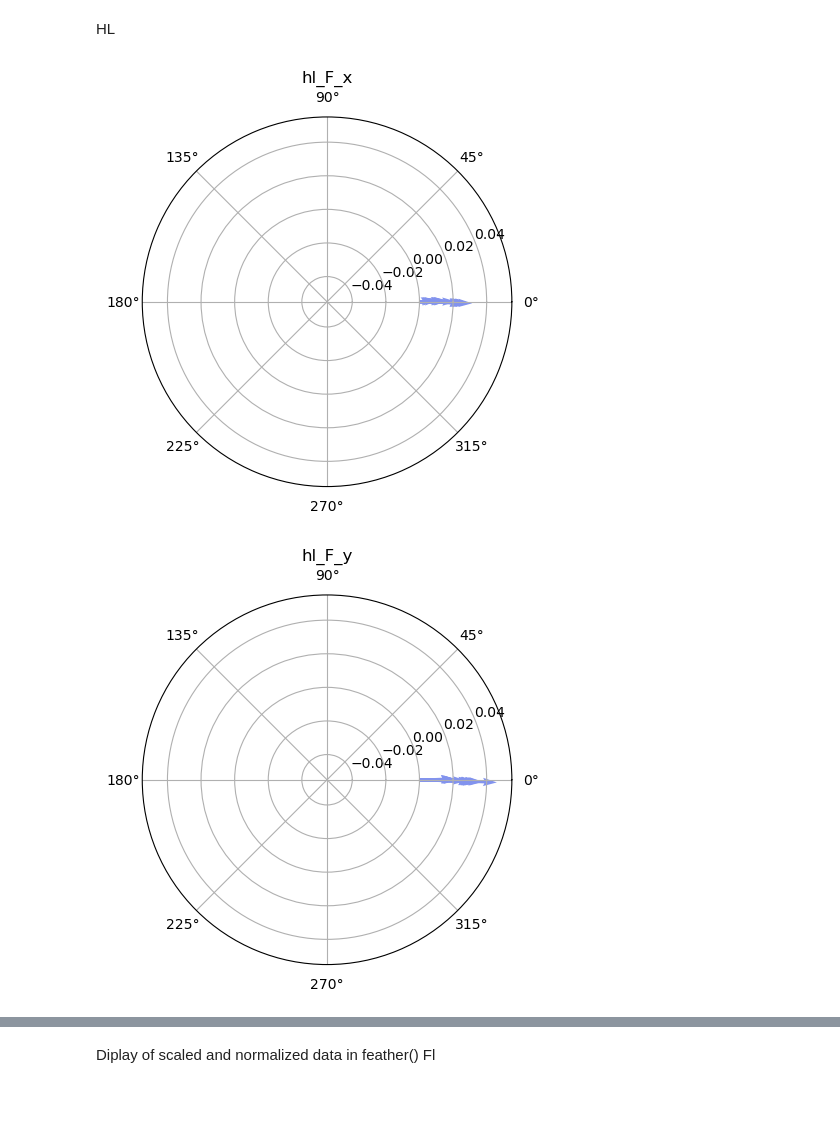
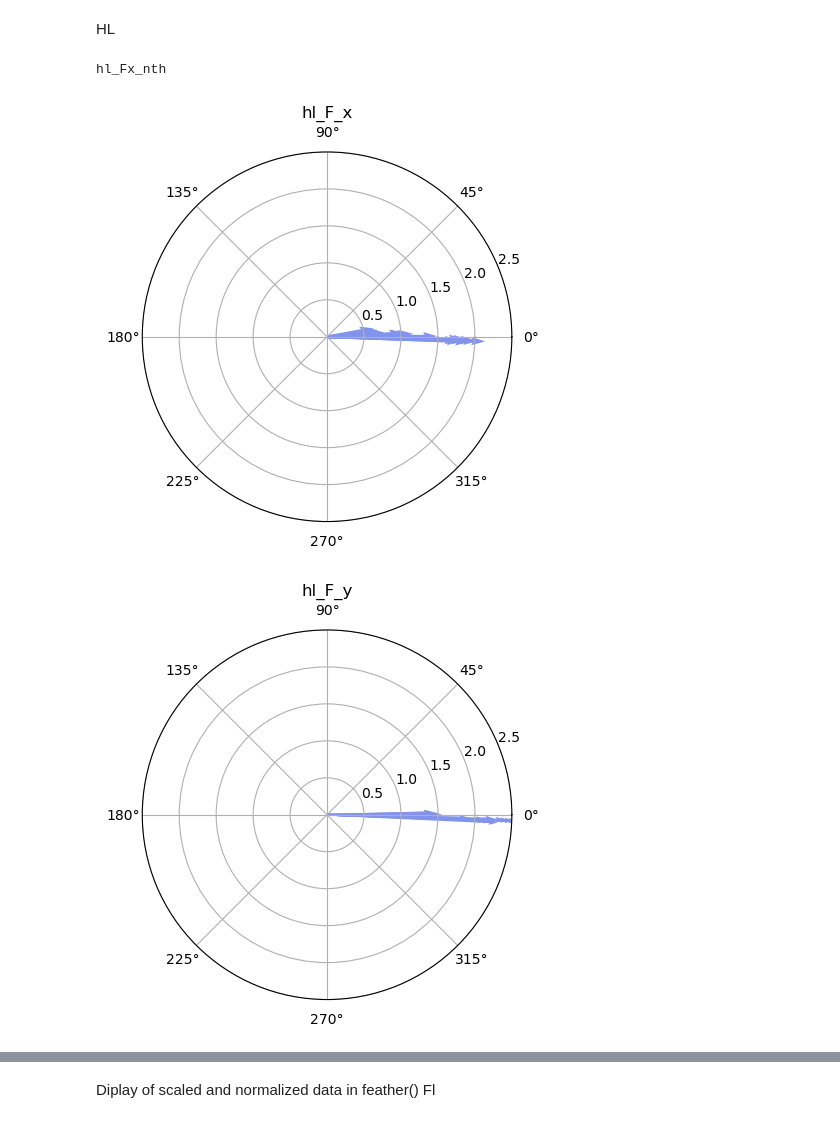
Before and after one commit to jfabiandub/walking_frog_force, a Jupyter notebook: walking_frog_force_script.ipynb, the cells around one changed output, grey strips where cells are left out. Cells and saved outputs as stored; diff of their text form; code cells hidden in the pictures.

```diff
--- a/walking_frog_force_script.ipynb
+++ b/walking_frog_force_script.ipynb
@@ -2145,5 +2175,5 @@ If data is wrapped around the if else statements will pull out particular chunks
 # %%
-#CHECK WITH HL INFO
+'''#CHECK WITH HL INFO
 hl_only_start_force_c = int(hl_only_start_force_c)
 hl_end_force_c = int(hl_end_force_c)
 
@@ -2171,14 +2201,14 @@ elif trigger_t < delta_hl_only_start and trigger_t > delta_hl_end:   # added and
 
     hl_end_force_c_wrap = hl_end_force_c-(igor_sr)
 
-    f_x2_hlonly = datavalues.iloc[1:hl_end_force_c_wrap + 1, 0]
-    f_y2_hlonly = datavalues.iloc[1:hl_end_force_c_wrap + 1, 1]
-    f_z2_hlonly = datavalues.iloc[1:hl_end_force_c_wrap + 1, 2]
-    m_x2_hlonly = datavalues.iloc[1:hl_end_force_c_wrap + 1, 3]
-    m_y2_hlonly = datavalues.iloc[1:hl_end_force_c_wrap + 1, 4]
-    m_z2_hlonly = datavalues.iloc[1:hl_end_force_c_wrap + 1, 5]
-    f_r2_hlonly = datavalues.iloc[1:hl_end_force_c_wrap + 1, 6]
-    trigger2_hlonly = datavalues.iloc[1:hl_end_force_c_wrap + 1, 7]
+    f_x2_hlonly = datavalues.iloc[0:hl_end_force_c_wrap + 1, 0]
+    f_y2_hlonly = datavalues.iloc[0:hl_end_force_c_wrap + 1, 1]
+    f_z2_hlonly = datavalues.iloc[0:hl_end_force_c_wrap + 1, 2]
+    m_x2_hlonly = datavalues.iloc[0:hl_end_force_c_wrap + 1, 3]
+    m_y2_hlonly = datavalues.iloc[0:hl_end_force_c_wrap + 1, 4]
+    m_z2_hlonly = datavalues.iloc[0:hl_end_force_c_wrap + 1, 5]
+    f_r2_hlonly = datavalues.iloc[0:hl_end_force_c_wrap + 1, 6]
+    trigger2_hlonly = datavalues.iloc[0:hl_end_force_c_wrap + 1, 7]
 
     f_x_hlonly = np.concatenate(f_x1_hlonly,f_x2_hlonly)
     f_y_hlonly = np.concatenate(f_y1_hlonly,f_y2_hlonly)
@@ -2202,4 +2232,5 @@ elif trigger_t > delta_hl_only_start and trigger_t > delta_hl_end:
 
 
 display(f_x_hlonly.shape)
+'''
 # %% [output]
@@ -3697,27 +3821,43 @@ HL
 # %%
 
 if HL==1:
-    hl_Fx_nth = hl_Fx_bw[::200]
-    hl_f0x_nth = hl_f_alphax[::200]
+    hl_Fx_nth = hl_Fx_bw[1::200]
+    hl_f0x_nth = hl_f_alphax[1::200]
+    print("hl_Fx_nth", )
     plt.figure(32)
-    plt.subplot(polar = True)
-    plt.quiver(np.zeros_like(hl_f0x_nth), np.zeros_like(hl_f0x_nth), hl_f0x_nth, hl_Fx_nth, color = '#8293ee', scale = 15)
+    ax = plt.subplot( polar=True)
+    ax.quiver(np.zeros_like(hl_f0x_nth), np.zeros_like(hl_f0x_nth), hl_f0x_nth, hl_Fx_nth, color = '#8293ee', scale = 5)
     plt.title('hl_F_x')
+    ax.set_rlim(0, None)
+    ax.set_yticks([0.5, 1, 1.5, 2, 2.5])  # Set the desired radial ticks
 
-    hl_Fy_nth = hl_Fy_bw[::200]
-    hl_f0y_nth = hl_f_betay[::200]
+
+    hl_Fy_nth = hl_Fy_bw[1::200]
+    hl_f0y_nth = hl_f_betay[1::200]
     plt.figure(33)
-    plt.subplot(polar = True)
-    plt.quiver(np.zeros_like(hl_f0y_nth), np.zeros_like(hl_f0y_nth), hl_f0y_nth, hl_Fy_nth, color = '#8293ee', scale = 15)
+    ax = plt.subplot( polar=True)
+    ax.quiver(np.zeros_like(hl_f0y_nth), np.zeros_like(hl_f0y_nth), hl_f0y_nth, hl_Fy_nth, color = '#8293ee', scale = 5, width=0.005, headwidth=3, headlength=5)
     plt.title('hl_F_y')
+    ax.set_rlim(0, None)
+    ax.set_yticks([0.5, 1, 1.5, 2, 2.5])  # Set the desired radial ticks
 
-    hl_Fz_nth = hl_Fz_bw[::200]
-    hl_f0z_nth = hl_f_gammaz[::200]
+    hl_Fz_nth = hl_Fz_bw[1::200]
+    hl_f0z_nth = hl_f_gammaz[1::200]
     plt.figure(34)
-    plt.subplot(polar = True)
-    plt.quiver(np.zeros_like(hl_f0z_nth), np.zeros_like(hl_f0z_nth), hl_f0z_nth, hl_Fz_nth, color = '#8293ee', scale = 15)
+    ax = plt.subplot( polar=True)
+    ax.quiver(np.zeros_like(hl_f0z_nth), np.zeros_like(hl_Fz_nth), hl_f0z_nth, hl_Fz_nth, color='#8293ee', scale=1.5, width=0.005, headwidth=3, headlength=5)
+    plt.title('hl_F_z')
 
-    plt.title('hl_F_z')
+# Set radial limit dynamically based on maximum value of hl_Fz_nth
+    max_val = max(np.max(hl_Fz_nth), np.max(hl_f0z_nth))
+    ax.set_rlim(0, max_val)
+
+    # Set radial ticks
+    ax.set_yticks(np.arange(0, max_val + 0.5, 0.5))
+
+
+    plt.show()
 # %% [output]
+hl_Fx_nth
-[figure, old version]
+[figure, new version]
-[figure, old version]
+[figure, new version]
```
Also changed, not shown: parts of 58 cells of this notebook, 1 other file.
